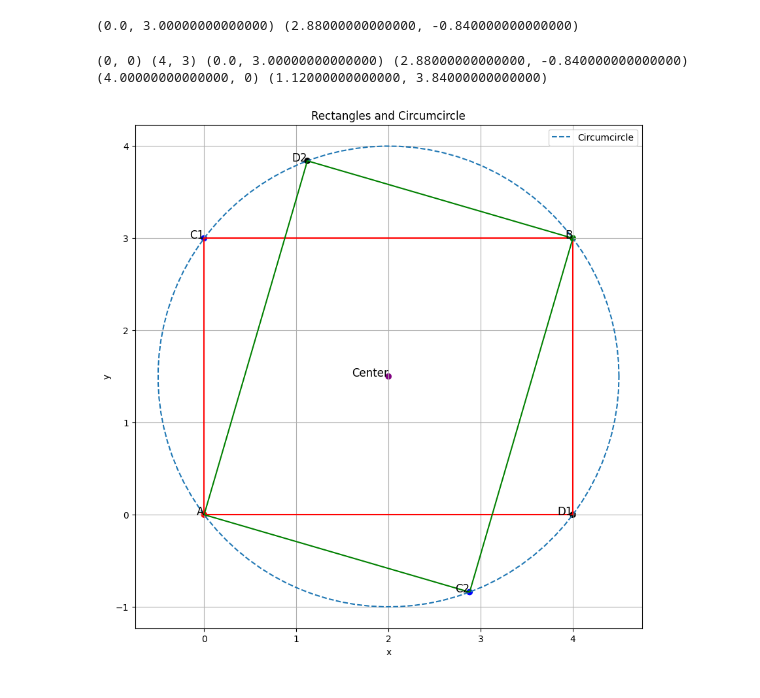
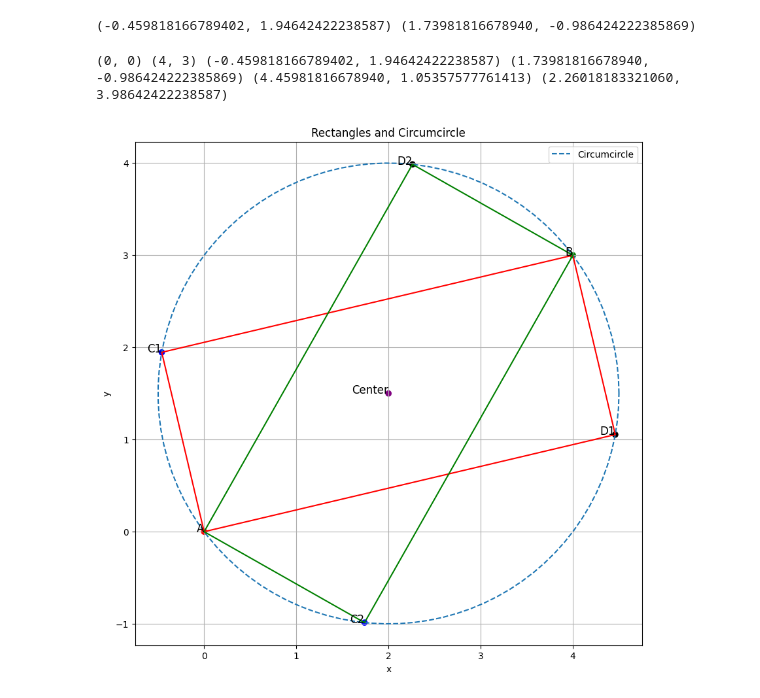
Before and after one commit to momova97/Solar_project, a Jupyter notebook: Cal_Panel_Num.ipynb, the cells around one changed output. Cells and saved outputs as stored; diff of their text form; code cells hidden in the pictures.

```diff
--- a/Cal_Panel_Num.ipynb
+++ b/Cal_Panel_Num.ipynb
@@ -139,7 +140,7 @@ x1, y1 = 0, 0
 A = (x1, y1)
 x2, y2 = 4, 3
 B = (x2, y2)
-Area = 15
+Area = 10
 
 # Calculate distance d between A and B
 d = sqrt((x2 - x1)**2 + (y2 - y1)**2)
@@ -189,46 +190,48 @@ for C in final_c:
 
 D1,D2 = D_points_algebraic
 # %% [output]
-(0.0, 3.00000000000000) (2.88000000000000, -0.840000000000000)
+(-0.459818166789402, 1.94642422238587) (1.73981816678940, -0.986424222385869)
 # %%
 print (A , B , C1 , C2 , D1 , D2)
+center = (x_center, y_center)
 
 # Data for the circumcircle
 theta = np.linspace(0, 2*np.pi, 100)
 x_circle = center[0] + r * np.cos(theta)
 y_circle = center[1] + r * np.sin(theta)
+
 
 # Plotting
 plt.figure(figsize=(10, 10))
 plt.plot(x_circle, y_circle, linestyle='--', label='Circumcircle')
 plt.scatter(*zip(*[A, B, C1, C2, center,D1,D2]), c=['red', 'green', 'blue', 'blue', 'purple','black','black'])
 
 
 # Label points
 plt.text(A[0], A[1], 'A', fontsize=12, ha='right')
 plt.text(B[0], B[1], 'B', fontsize=12, ha='right')
 plt.text(C1[0], C1[1], 'C1', fontsize=12, ha='right')
 plt.text(C2[0], C2[1], 'C2', fontsize=12, ha='right')
 plt.text(D1[0], D1[1], 'D1', fontsize=12, ha='right')
 plt.text(D2[0], D2[1], 'D2', fontsize=12, ha='right')
 plt.text(center[0], center[1], 'Center', fontsize=12, ha='right')
 
 # Draw rectangles
 rectangle1 = np.array([A, C1, B, D1, A])
 rectangle2 = np.array([A, C2, B, D2, A])
 plt.plot(rectangle1[:,0], rectangle1[:,1], 'r-')
 plt.plot(rectangle2[:,0], rectangle2[:,1], 'g-')
 
 plt.axis('equal')
 plt.xlabel('x')
 plt.ylabel('y')
 plt.title('Rectangles and Circumcircle')
 plt.grid(True)
 plt.legend()
 plt.show()
 # %% [output]
-(0, 0) (4, 3) (0.0, 3.00000000000000) (2.88000000000000, -0.840000000000000) (4.00000000000000, 0) (1.12000000000000, 3.84000000000000)
+(0, 0) (4, 3) (-0.459818166789402, 1.94642422238587) (1.73981816678940, -0.986424222385869) (4.45981816678940, 1.05357577761413) (2.26018183321060, 3.98642422238587)
-[figure, old version]
+[figure, new version]
 # %%
 # Unpack points for scatter plot
 x_coords = [A[0], B[0], C1[0], C2[0], center[0], D1_options[0], D2_options[0]]
```
Also changed, not shown: parts of 2 cells of this notebook.
